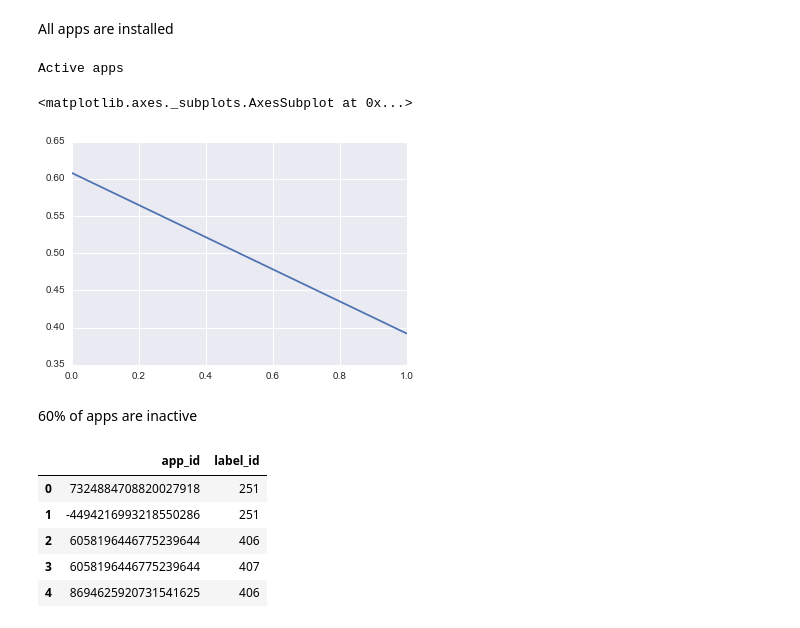
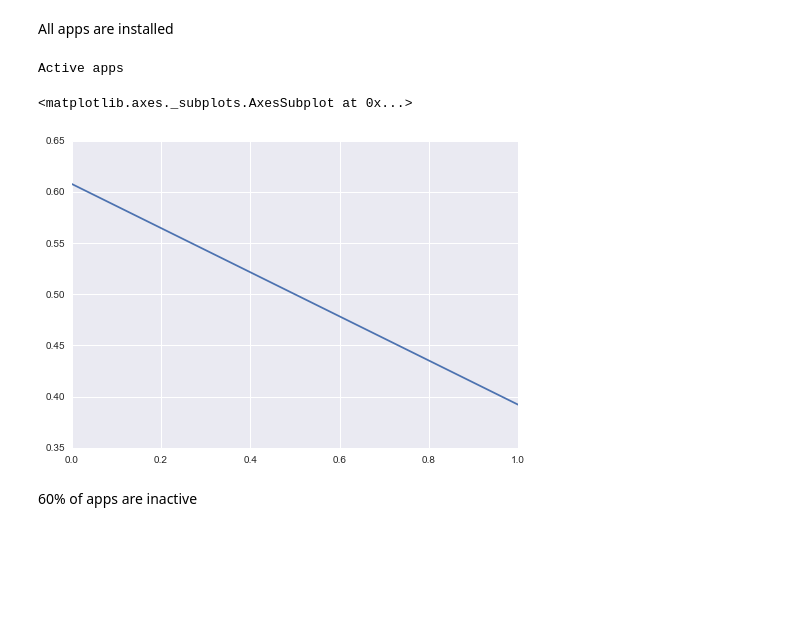
Before and after one commit to yawitzd/DSI-project, a Jupyter notebook: Capstone Project-Tamara.ipynb, the cells around one changed output. Cells and saved outputs as stored; diff of their text form; code cells hidden in the pictures; blank space fills up the shorter version.

```diff
--- a/Capstone Project-Tamara.ipynb
+++ b/Capstone Project-Tamara.ipynb
@@ -20,0 +19,9 @@ df.head()
+# %%
+app_events = pd.read_csv("/Users/Tamara/Desktop/Capstone/app_events.csv")
+app_labels = pd.read_csv("/Users/Tamara/Desktop/Capstone/app_labels.csv")
+label_categories = pd.read_csv("/Users/Tamara/Desktop/Capstone/label_categories.csv")
+phone= pd.read_csv("/Users/Tamara/Desktop/Capstone/phone_brand_device_model.csv")
+events = pd.read_csv("/Users/Tamara/Desktop/Capstone/events.csv")
+ga_train = pd.read_csv("/Users/Tamara/Desktop/Capstone/ga_train.csv")
+ga_test = pd.read_csv("/Users/Tamara/Desktop/Capstone/ga_test.csv")
+submission = pd.read_csv("/Users/Tamara/Desktop/Capstone/sample_submission.csv")
@@ -35,22 +60,12 @@ Name: is_installed, dtype: int64
 All apps are installed
 # %%
 print ("Active apps")
-active = df.is_active.value_counts()*1.0/len(df)
+active = app_events.is_active.value_counts()*1.0/len(app_events)
 active
 active.plot()
 # %% [output]
 Active apps
 <matplotlib.axes._subplots.AxesSubplot at 0x...>
-[figure, old version]
+[figure, new version]
 # %% [markdown]
 60% of apps are inactive
-# %%
-df2 = pd.read_csv("/Users/Tamara/Desktop/Capstone/app_labels.csv")
-df2.head()
-# %% [output]
-|  | app_id | label_id |
-| 0 | 7324884708820027918 | 251 |
-| 1 | -4494216993218550286 | 251 |
-| 2 | 6058196446775239644 | 406 |
-| 3 | 6058196446775239644 | 407 |
-| 4 | 8694625920731541625 | 406 |
```
Also changed, not shown: parts of 109 cells of this notebook.
